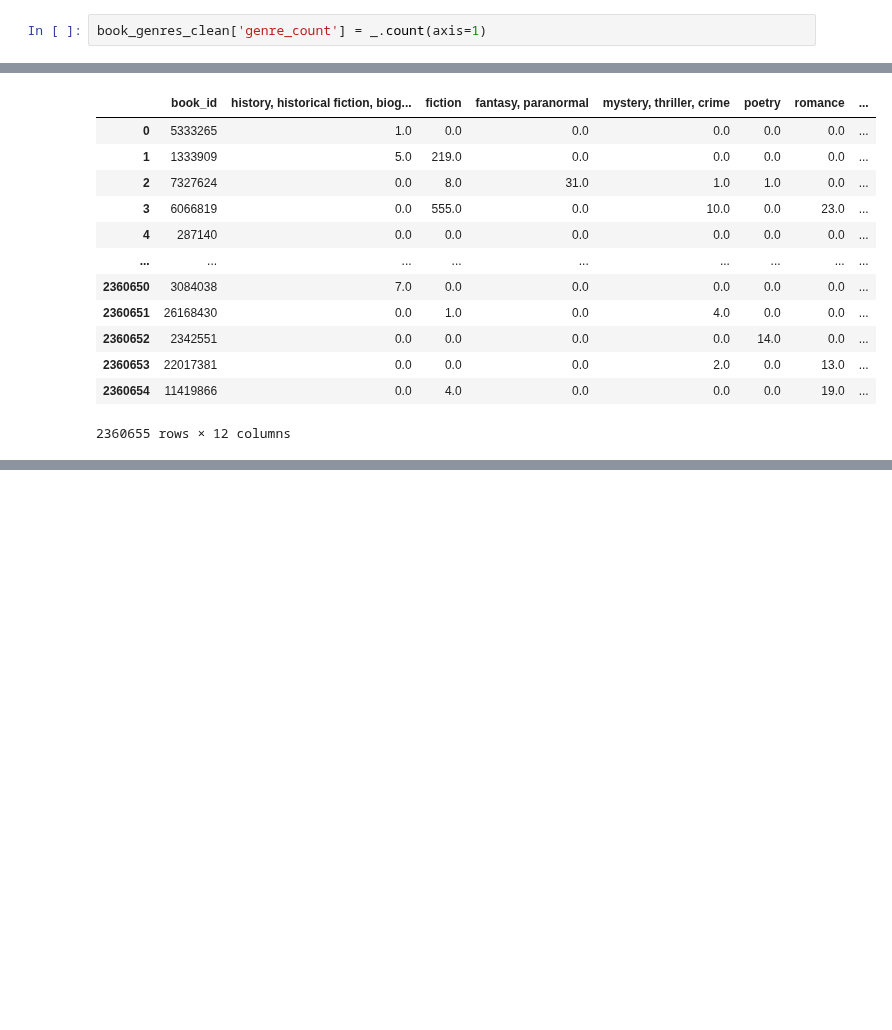
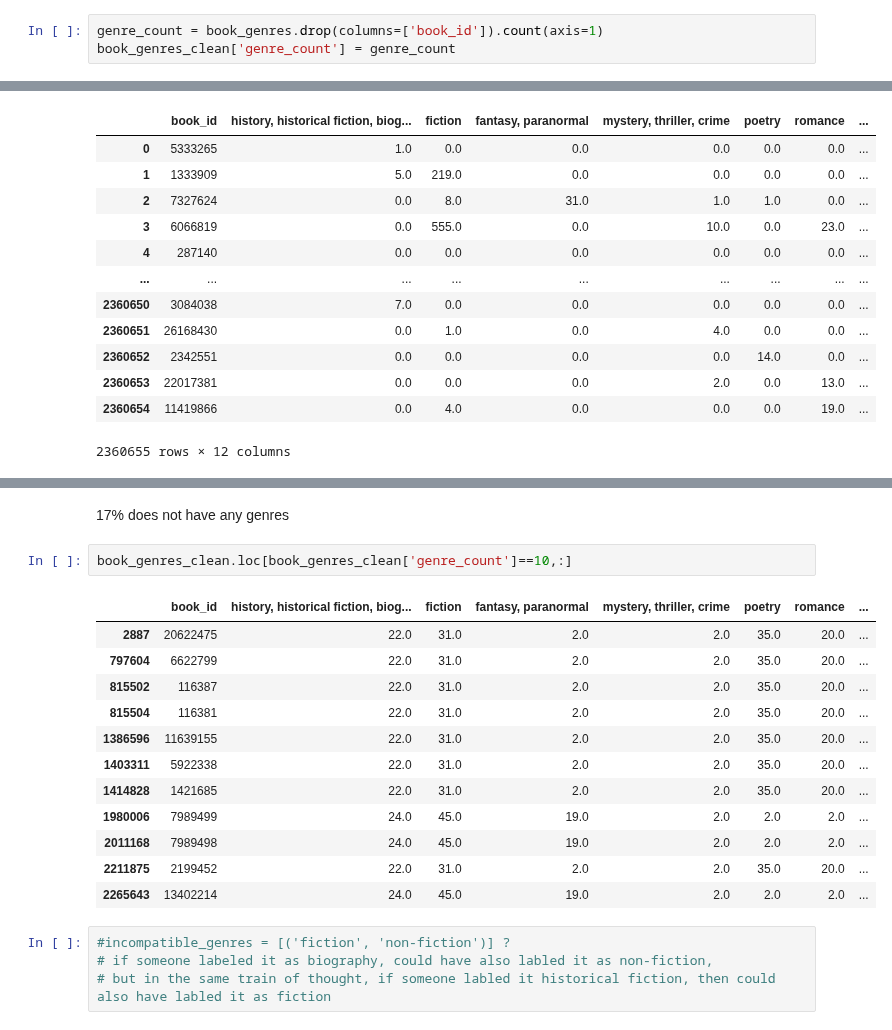
Before and after one commit to mariajoaolavoura/measuring_forgetting, a Jupyter notebook: notebooks/Goodreads - EDA.ipynb, the cells around one changed output, grey strips where cells are left out. Saved outputs shown, nothing was run; the diff lists cells and outputs as text; blank space fills up the shorter version.

```diff
--- a/notebooks/Goodreads - EDA.ipynb
+++ b/notebooks/Goodreads - EDA.ipynb
@@ -796,5 +904,6 @@ Length: 2360655, dtype: int64
-# %%
-book_genres_clean['genre_count'] = _.count(axis=1)
+# %%
+genre_count = book_genres.drop(columns=['book_id']).count(axis=1)
+book_genres_clean['genre_count'] = genre_count
 # %%
 book_genres_clean.columns = ['book_id'] + item_meta_list + ['genre_count']
 book_genres_clean
@@ -814,0 +1006,21 @@ book_genres_clean
+# %% [markdown]
+17% does not have any genres
+# %%
+book_genres_clean.loc[book_genres_clean['genre_count']==10,:]
+# %% [output]
+|  | book_id | history, historical fiction, biog... | fiction | fantasy, paranormal | mystery, thriller, crime | poetry | romance | ... |
+| 2887 | 20622475 | 22.0 | 31.0 | 2.0 | 2.0 | 35.0 | 20.0 | ... |
+| 797604 | 6622799 | 22.0 | 31.0 | 2.0 | 2.0 | 35.0 | 20.0 | ... |
+| 815502 | 116387 | 22.0 | 31.0 | 2.0 | 2.0 | 35.0 | 20.0 | ... |
+| 815504 | 116381 | 22.0 | 31.0 | 2.0 | 2.0 | 35.0 | 20.0 | ... |
+| 1386596 | 11639155 | 22.0 | 31.0 | 2.0 | 2.0 | 35.0 | 20.0 | ... |
+| 1403311 | 5922338 | 22.0 | 31.0 | 2.0 | 2.0 | 35.0 | 20.0 | ... |
+| 1414828 | 1421685 | 22.0 | 31.0 | 2.0 | 2.0 | 35.0 | 20.0 | ... |
+| 1980006 | 7989499 | 24.0 | 45.0 | 19.0 | 2.0 | 2.0 | 2.0 | ... |
+| 2011168 | 7989498 | 24.0 | 45.0 | 19.0 | 2.0 | 2.0 | 2.0 | ... |
+| 2211875 | 2199452 | 22.0 | 31.0 | 2.0 | 2.0 | 35.0 | 20.0 | ... |
+| 2265643 | 13402214 | 24.0 | 45.0 | 19.0 | 2.0 | 2.0 | 2.0 | ... |
+# %%
+#incompatible_genres = [('fiction', 'non-fiction')] ?
+# if someone labeled it as biography, could have also labled it as non-fiction,
+# but in the same train of thought, if someone labled it historical fiction, then could also have labled it as fiction
```
Also changed, not shown: parts of 55 cells of this notebook, 10 other files.
